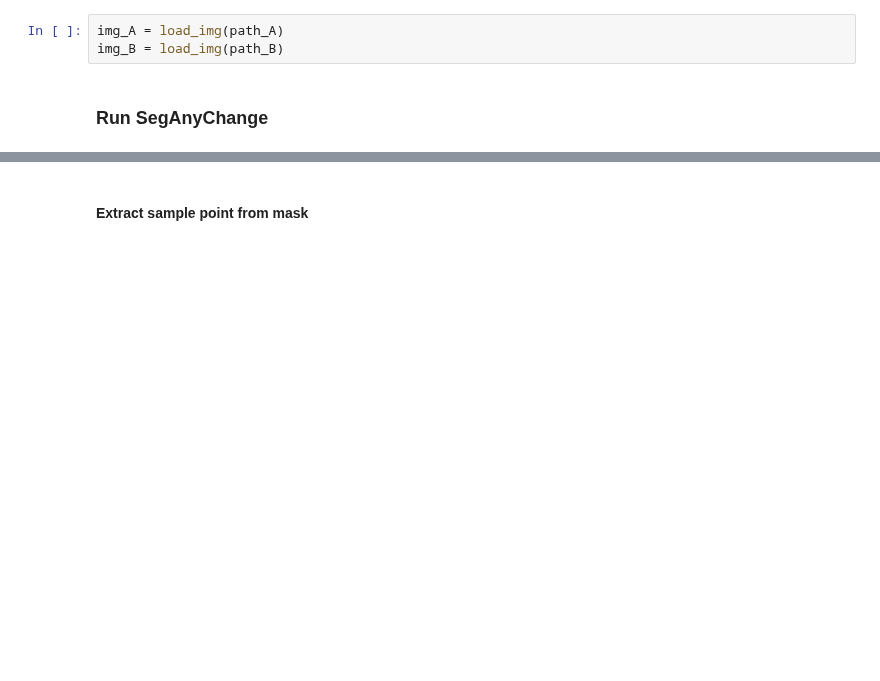
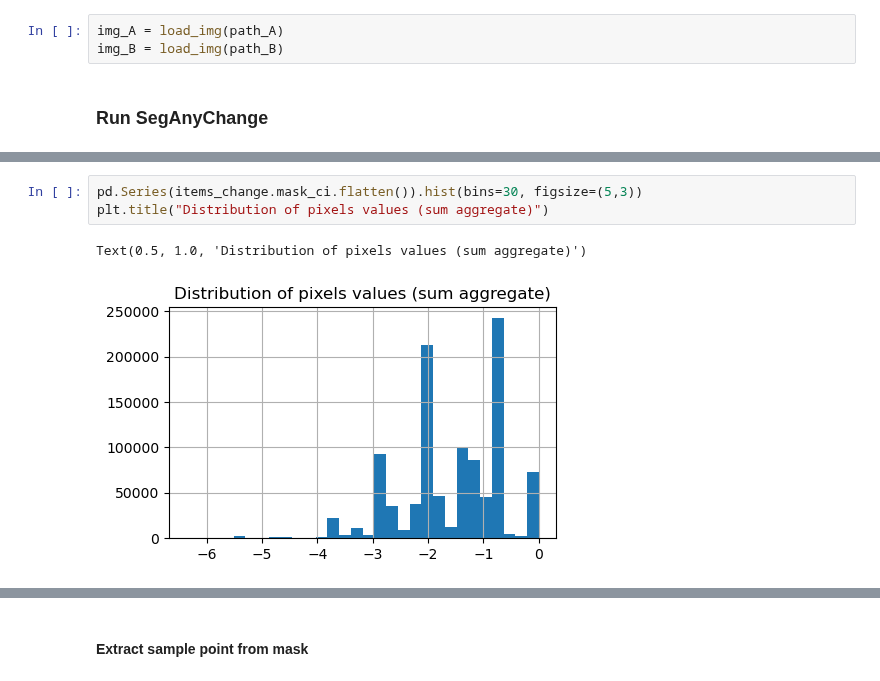
Before and after one commit to brustt/stylo_magique_intership_ign, a Jupyter notebook: notebooks/exploration/segment_any_change.ipynb, the cells around one changed output, grey strips where cells are left out. Drawn from its saved outputs; the diff is of its cells as text; blank space fills up the shorter version.

```diff
--- a/notebooks/exploration/segment_any_change.ipynb
+++ b/notebooks/exploration/segment_any_change.ipynb
@@ -123,0 +136,6 @@ items_change = matcher.run(
+# %%
+pd.Series(items_change.mask_ci.flatten()).hist(bins=30, figsize=(5,3))
+plt.title("Distribution of pixels values (sum aggregate)")
+# %% [output]
+Text(0.5, 1.0, 'Distribution of pixels values (sum aggregate)')
+[figure, added]
```
Also changed, not shown: parts of 39 cells of this notebook, 5 other files.
